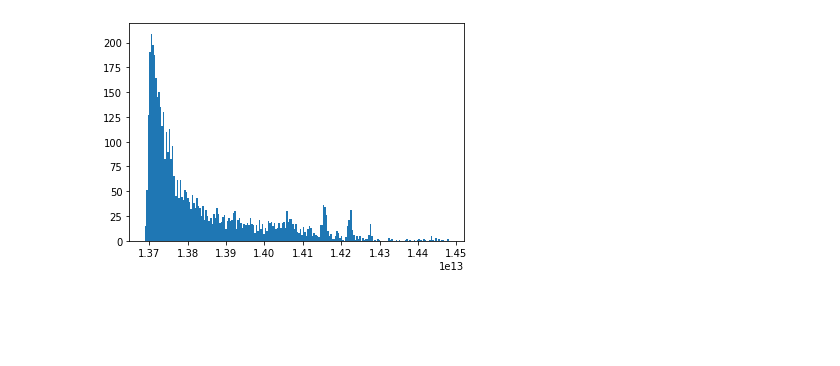
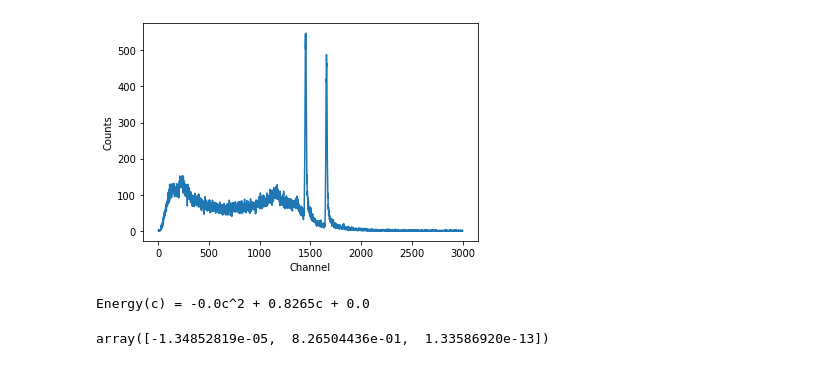
Before and after one commit to iankolaja/ne204lib, a Jupyter notebook: lab1.ipynb, the cells around one changed output. Drawn from its saved outputs; the diff is of its cells as text; code cells hidden in the pictures; blank space fills up the shorter version.

```diff
--- a/lab1.ipynb
+++ b/lab1.ipynb
@@ -11,9 +11,13 @@ import matplotlib.pyplot as plt
 # Lab0.h5
 # Source: Co-60
 
+
 # invert pulses false, 500 trigger delay, 170 trigger threshold
-f_name = '../data/co60.h5'
+f_name = 'data/Co60_jacob.h5'
+
+
 f_data = h5py.File(f_name,'r')
-co60_data = f_data['raw_data'][()]
-co60_data = np.int64(co60_data)
+raw_pulse_data = f_data['raw_data'][()]
+raw_pulse_data = np.int16(raw_pulse_data)
+source_energies = [1173.228, 1332.492]
 # %%
@@ -43,0 +58,14 @@ for i in range(len(co60_data)):
+# %%
+
+num_pulses = len(raw_pulse_data)
+trapezoid_heights = np.zeros(num_pulses)
+
+plt.figure()
+for i in range( num_pulses ):
+    trapezoid_heights[i], signal = shape_waveform(raw_pulse_data[i], trap_filter, k, pre_trigger_delay)
+    if i < 20:
+        plt.plot(signal)
+
+plt.title("Sample of Filtered Signals")
+plt.ylim((0.95*min(trapezoid_heights[:20]), 1.05*max(trapezoid_heights[:20])))
+plt.show()
@@ -44,17 +74,25 @@ for i in range(len(co60_data)):
 # %%
 # Discard 0 valued pulses (waveform was anomalous)
-spectrum_start = min(pulse_heights[pulse_heights > 0])
-# Ignore high outliers above 99th percentile (mostly noise)
-spectrum_end = np.quantile(pulse_heights, 0.99)
+spectrum_start = np.min(trapezoid_heights)
+# Ignore high outliers above 99.9th percentile (mostly noise)
+spectrum_end = np.quantile(trapezoid_heights, 0.999)
 
-number_of_bins = 200
+number_of_bins = 3000
 
-counts, bins = np.histogram(pulse_heights,
+counts, bins = np.histogram(trapezoid_heights,
                             bins=number_of_bins,
                             range=[spectrum_start, spectrum_end])
+channels = np.arange(1, 1+len(counts))
 
-plt.hist(bins[:-1], bins, weights=counts)
-#plt.yscale('log')
+plt.plot(channels, counts)
+plt.xlabel("Channel")
+plt.ylabel("Counts")
 plt.show()
 # %% [output]
-[figure, old version]
+[figure, new version]
+# %%
+binned_spectrum = Spectrum(counts)
+binned_spectrum.calibrate( source_energies, auto_calibrate=True , reset_calibration = True )
+# %% [output]
+Energy(c) = -0.0c^2 + 0.8265c + 0.0
+array([-1.34852819e-05,  8.26504436e-01,  1.33586920e-13])
```
Also changed, not shown: parts of 8 cells of this notebook.
